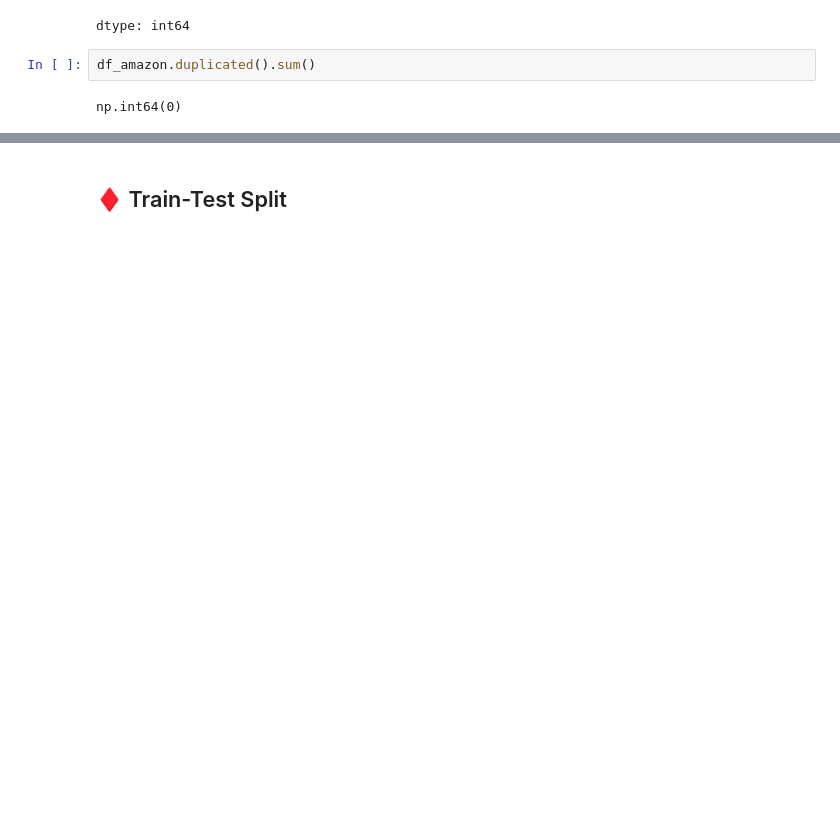
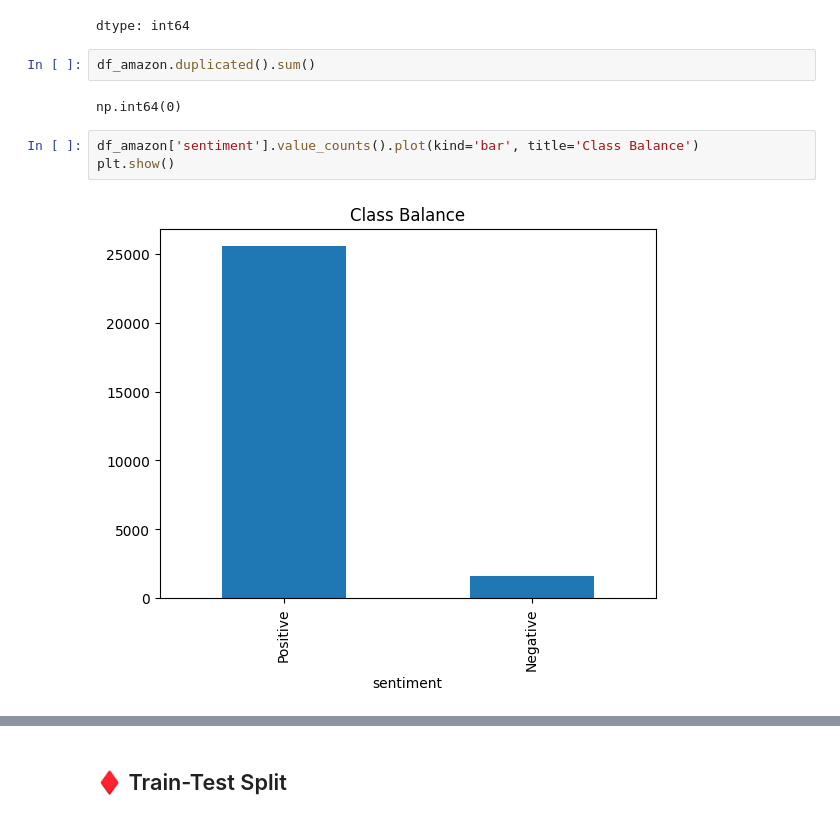
Before and after one commit to SruthiGS-Gito/Amazon-Customer-Review, a Jupyter notebook: Amazon_Consumer_Reviews.ipynb, the cells around one changed output, grey strips where cells are left out. Cells and saved outputs as stored; diff of their text form; blank space fills up the shorter version.

```diff
--- a/Amazon_Consumer_Reviews.ipynb
+++ b/Amazon_Consumer_Reviews.ipynb
@@ -250,3 +397,8 @@ dtype: int64
 df_amazon.duplicated().sum()
 # %% [output]
 np.int64(0)
+# %%
+df_amazon['sentiment'].value_counts().plot(kind='bar', title='Class Balance')
+plt.show()
+# %% [output]
+[figure, added]
```
Also changed, not shown: parts of 33 cells of this notebook.
